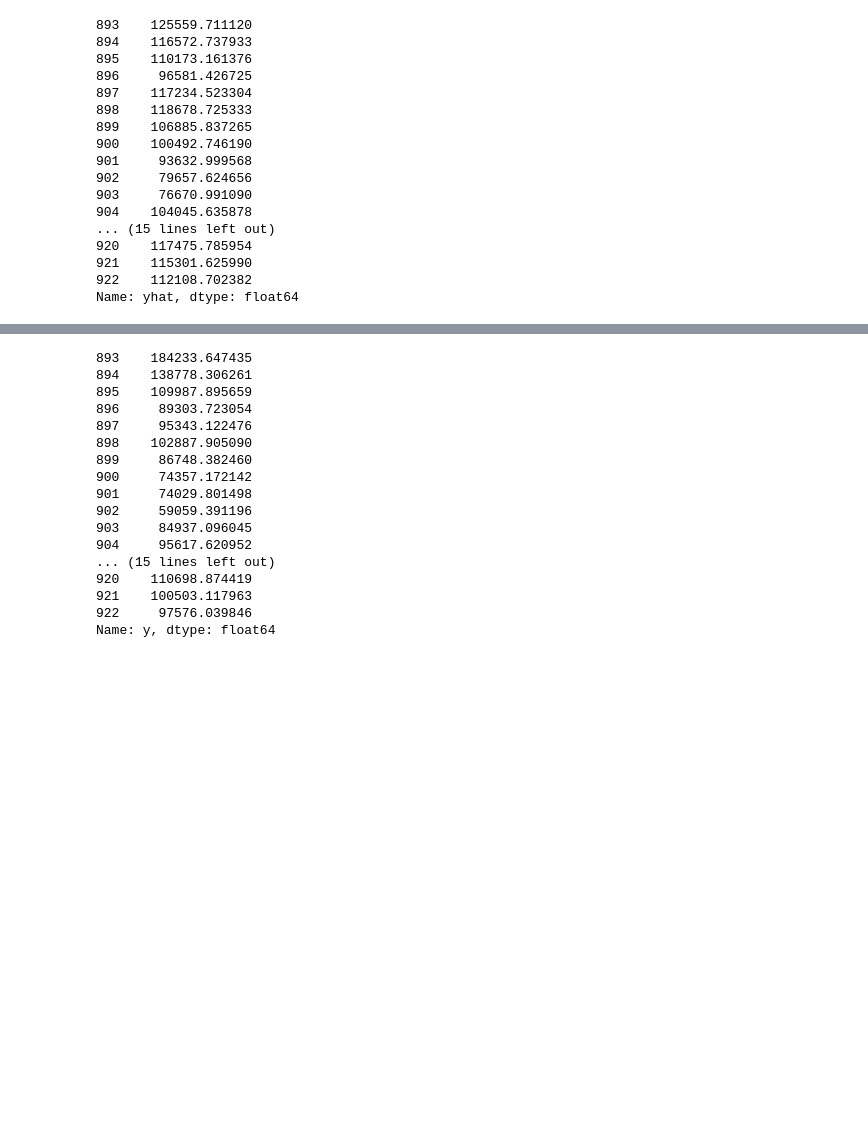
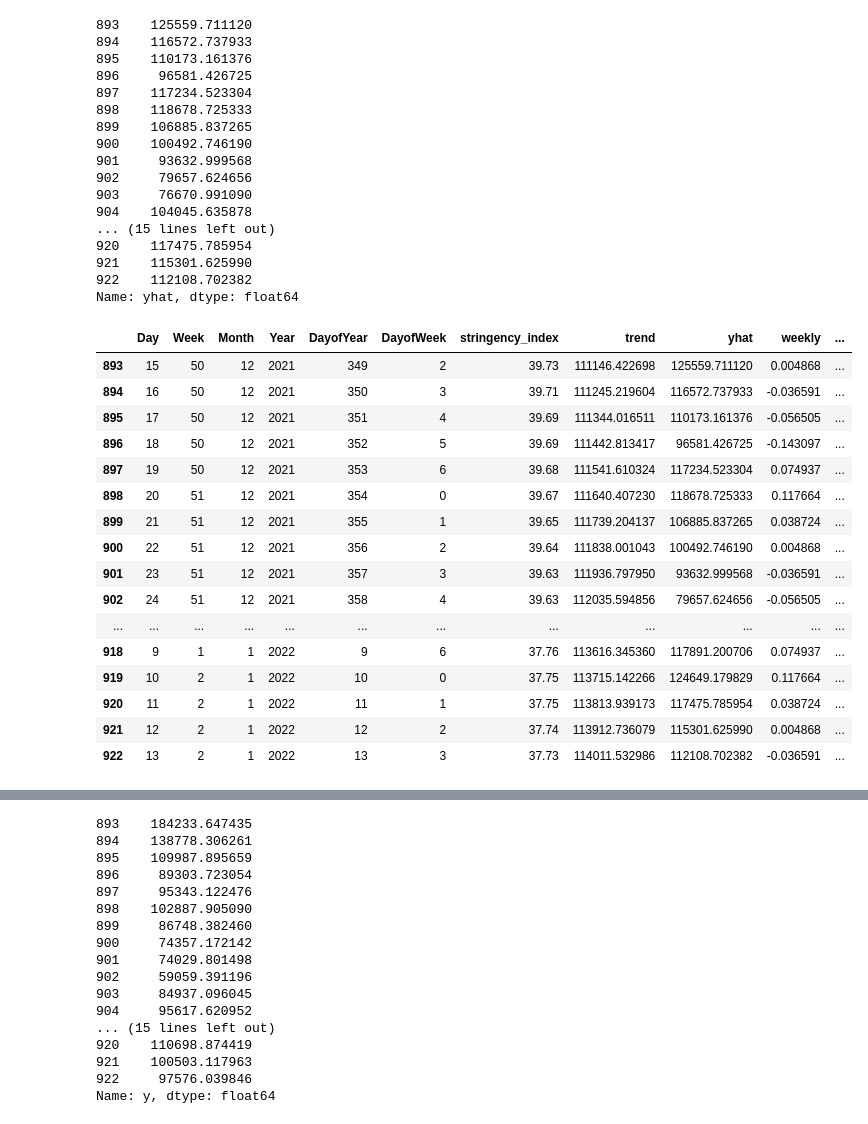
Before and after one commit to alexwesch/lighthouse_final_project, a Jupyter notebook: regressor_exploration.ipynb, the cells around one changed output, grey strips where cells are left out. Drawn from its saved outputs; the diff is of its cells as text; code cells hidden in the pictures; blank space fills up the shorter version.

```diff
--- a/regressor_exploration.ipynb
+++ b/regressor_exploration.ipynb
@@ -156,12 +156,12 @@ x = data.drop(columns = ['ds','y','y1'])
 y =  data['y']
 # %%
-X_train = x[:-30]
-X_test = x[-30:]
+X_train = X[:-30]
+X_test = X[-30:]
 y_train = y[:-30]
 y_test = y[-30:]
 # %%
-scaler= StandardScaler()
+#scaler= StandardScaler()
 # %%
-scaler.fit(X_train)
-X_train_sc = scaler.transform(X_train)
-X_test_sc = scaler.transform(X_test)
+'''scaler.fit(X_train)
+X_train = scaler.transform(X_train)
+X_test = scaler.transform(X_test)'''
@@ -182,0 +219,7 @@ y_pred = model.predict(X_test)
+# %%
+y_pred = []
+for x in range(len(X_test)):
+    test = X_test[x:x+1]
+    pred = model.predict(test)
+    X_test['y1'][x+894] = float(pred)
+    y_pred.append(float(pred))
@@ -204,6 +272,26 @@ data['yhat'][-30:]
 921    115301.625990
 922    112108.702382
 Name: yhat, dtype: float64
+# %%
+X_test
+# %% [output]
+|  | Day | Week | Month | Year | DayofYear | DayofWeek | stringency_index | trend | yhat | weekly | ... |
+| 893 | 15 | 50 | 12 | 2021 | 349 | 2 | 39.73 | 111146.422698 | 125559.711120 | 0.004868 | ... |
+| 894 | 16 | 50 | 12 | 2021 | 350 | 3 | 39.71 | 111245.219604 | 116572.737933 | -0.036591 | ... |
+| 895 | 17 | 50 | 12 | 2021 | 351 | 4 | 39.69 | 111344.016511 | 110173.161376 | -0.056505 | ... |
+| 896 | 18 | 50 | 12 | 2021 | 352 | 5 | 39.69 | 111442.813417 | 96581.426725 | -0.143097 | ... |
+| 897 | 19 | 50 | 12 | 2021 | 353 | 6 | 39.68 | 111541.610324 | 117234.523304 | 0.074937 | ... |
+| 898 | 20 | 51 | 12 | 2021 | 354 | 0 | 39.67 | 111640.407230 | 118678.725333 | 0.117664 | ... |
+| 899 | 21 | 51 | 12 | 2021 | 355 | 1 | 39.65 | 111739.204137 | 106885.837265 | 0.038724 | ... |
+| 900 | 22 | 51 | 12 | 2021 | 356 | 2 | 39.64 | 111838.001043 | 100492.746190 | 0.004868 | ... |
+| 901 | 23 | 51 | 12 | 2021 | 357 | 3 | 39.63 | 111936.797950 | 93632.999568 | -0.036591 | ... |
+| 902 | 24 | 51 | 12 | 2021 | 358 | 4 | 39.63 | 112035.594856 | 79657.624656 | -0.056505 | ... |
+| ... | ... | ... | ... | ... | ... | ... | ... | ... | ... | ... | ... |
+| 918 | 9 | 1 | 1 | 2022 | 9 | 6 | 37.76 | 113616.345360 | 117891.200706 | 0.074937 | ... |
+| 919 | 10 | 2 | 1 | 2022 | 10 | 0 | 37.75 | 113715.142266 | 124649.179829 | 0.117664 | ... |
+| 920 | 11 | 2 | 1 | 2022 | 11 | 1 | 37.75 | 113813.939173 | 117475.785954 | 0.038724 | ... |
+| 921 | 12 | 2 | 1 | 2022 | 12 | 2 | 37.74 | 113912.736079 | 115301.625990 | 0.004868 | ... |
+| 922 | 13 | 2 | 1 | 2022 | 13 | 3 | 37.73 | 114011.532986 | 112108.702382 | -0.036591 | ... |
 # %%
 y_pred
 # %% [output]
```
Also changed, not shown: parts of 10 cells of this notebook, 3 other files.
